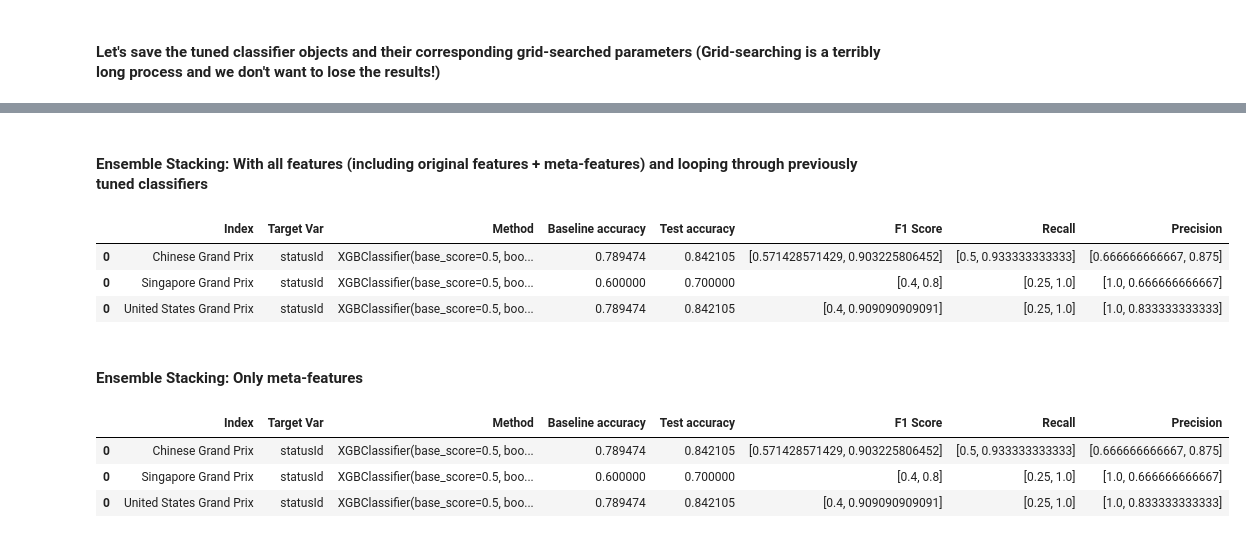
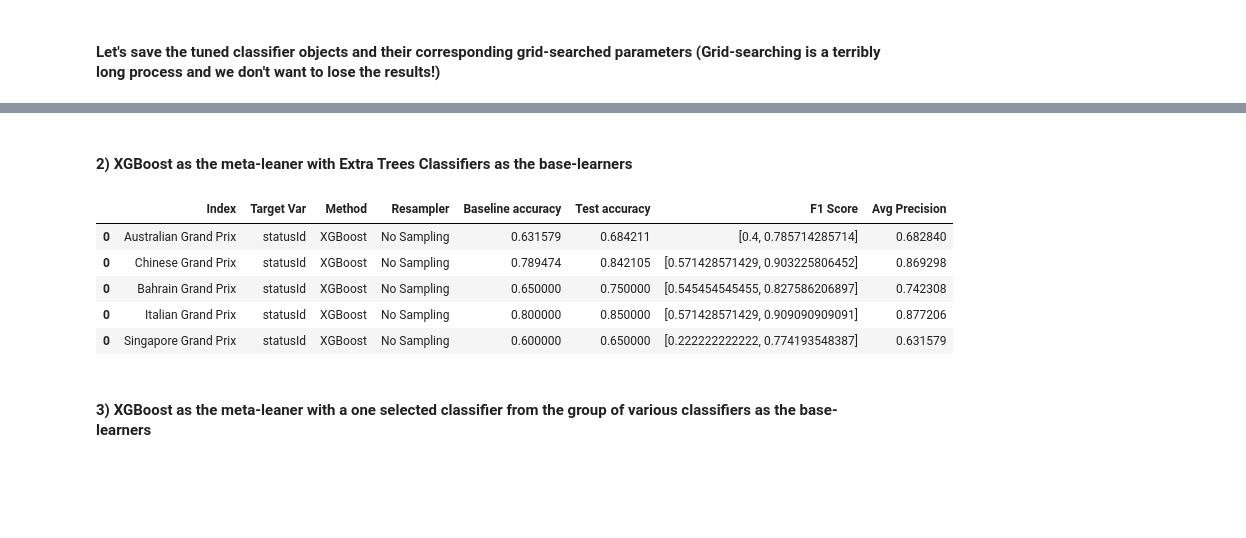
Before and after one commit to dianaow/Formula-1, a Jupyter notebook: Classification/FORMULA 1 PROJECT.ipynb, the cells around one changed output, grey strips where cells are left out. Drawn from its saved outputs; the diff is of its cells as text; code cells hidden in the pictures; blank space fills up the shorter version.

Commit message:
Modified FROMULA 1 PROJECT file, added ensemble stacking file

```diff
--- a/Classification/FORMULA 1 PROJECT.ipynb
+++ b/Classification/FORMULA 1 PROJECT.ipynb
@@ -2211,0 +2226,4 @@ results_binary_test_tuned, pred_binary_test_tuned = singletarget_PREDICTION_loop
+# %%
+# Final XGBClassifier with the optimal parameters
+xgb = ['XGBoost', XGBClassifier(seed = rs, n_estimators=1000, learning_rate=0.1, max_depth=3, min_child_weight=1, gamma=0.0, \
+                     subsample=0.5, colsample_bytree=0.5, reg_alpha= 1e-05)]
@@ -2310,24 +2249,21 @@ sns.heatmap(ensemble_results.corr(), mask=gen_mask(ensemble_results.corr()), ann
-# %%
-# Use XGBoost as the meta learner
-
-import xgboost as xgb
-from xgboost.sklearn import XGBClassifier
-
-xgb = XGBClassifier(seed = rs)
-# %% [markdown]
-#### Ensemble Stacking: With all features (including original features + meta-features) and looping through previously tuned classifiers
+# %% [markdown]
+#### 2) XGBoost as the meta-leaner with Extra Trees Classifiers as the base-learners
+# %%
+ExtCs = all_tuned_classifiers[0:4]
 # %%
-results_binary_ensemble, pred_binary_test_ensemble = singletarget_PREDICTION_loop(
+results_binary_test_Ts, pred_Ts, pred_train_Ts, proba_Ts, proba_train_Ts = singletarget_PREDICTION_loop(
 
     status_dataset_train, status_dataset_test, [2016], [2017], index_list, target_var_list, \
-    'StandardScaler', tuned_classifiers, samplers, skfold, races, races_dict, gbm, stacking=True, ensb_use_all=True
+    'StandardScaler', ExtCs, samplers, skfold, races, races_dict, xgb, ensemble=True, ensb_use_all=True\
 )
 # %%
-results_binary_ensemble[results_binary_ensemble['Test accuracy'] > results_binary_ensemble['Baseline accuracy']]
+results_binary_test_Ts[results_binary_test_Ts['Test accuracy'] > results_binary_test_Ts['Baseline accuracy']]
 # %% [output]
-|  | Index | Target Var | Method | Baseline accuracy | Test accuracy | F1 Score | Recall | Precision |
-| 0 | Chinese Grand Prix | statusId | XGBClassifier(base_score=0.5, boo... | 0.789474 | 0.842105 | [0.571428571429, 0.903225806452] | [0.5, 0.933333333333] | [0.666666666667, 0.875] |
-| 0 | Singapore Grand Prix | statusId | XGBClassifier(base_score=0.5, boo... | 0.600000 | 0.700000 | [0.4, 0.8] | [0.25, 1.0] | [1.0, 0.666666666667] |
-| 0 | United States Grand Prix | statusId | XGBClassifier(base_score=0.5, boo... | 0.789474 | 0.842105 | [0.4, 0.909090909091] | [0.25, 1.0] | [1.0, 0.833333333333] |
+|  | Index | Target Var | Method | Resampler | Baseline accuracy | Test accuracy | F1 Score | Avg Precision |
+| 0 | Australian Grand Prix | statusId | XGBoost | No Sampling | 0.631579 | 0.684211 | [0.4, 0.785714285714] | 0.682840 |
+| 0 | Chinese Grand Prix | statusId | XGBoost | No Sampling | 0.789474 | 0.842105 | [0.571428571429, 0.903225806452] | 0.869298 |
+| 0 | Bahrain Grand Prix | statusId | XGBoost | No Sampling | 0.650000 | 0.750000 | [0.545454545455, 0.827586206897] | 0.742308 |
+| 0 | Italian Grand Prix | statusId | XGBoost | No Sampling | 0.800000 | 0.850000 | [0.571428571429, 0.909090909091] | 0.877206 |
+| 0 | Singapore Grand Prix | statusId | XGBoost | No Sampling | 0.600000 | 0.650000 | [0.222222222222, 0.774193548387] | 0.631579 |
-# %% [markdown]
-#### Ensemble Stacking: Only meta-features
+# %% [markdown]
+#### 3) XGBoost as the meta-leaner with a one selected classifier from the group of various classifiers  as the base-learners
@@ -2339,9 +2278 @@ results_meta_ensemble, pred_meta_test_ensemble = singletarget_PREDICTION_loop(
 )
-# %%
-# No differences in ensemble stacking with and without
-results_meta_ensemble[results_meta_ensemble['Test accuracy'] > results_meta_ensemble['Baseline accuracy']]
-# %% [output]
-|  | Index | Target Var | Method | Baseline accuracy | Test accuracy | F1 Score | Recall | Precision |
-| 0 | Chinese Grand Prix | statusId | XGBClassifier(base_score=0.5, boo... | 0.789474 | 0.842105 | [0.571428571429, 0.903225806452] | [0.5, 0.933333333333] | [0.666666666667, 0.875] |
-| 0 | Singapore Grand Prix | statusId | XGBClassifier(base_score=0.5, boo... | 0.600000 | 0.700000 | [0.4, 0.8] | [0.25, 1.0] | [1.0, 0.666666666667] |
-| 0 | United States Grand Prix | statusId | XGBClassifier(base_score=0.5, boo... | 0.789474 | 0.842105 | [0.4, 0.909090909091] | [0.25, 1.0] | [1.0, 0.833333333333] |
```
Also changed, not shown: parts of 123 cells of this notebook, 2 other files.
